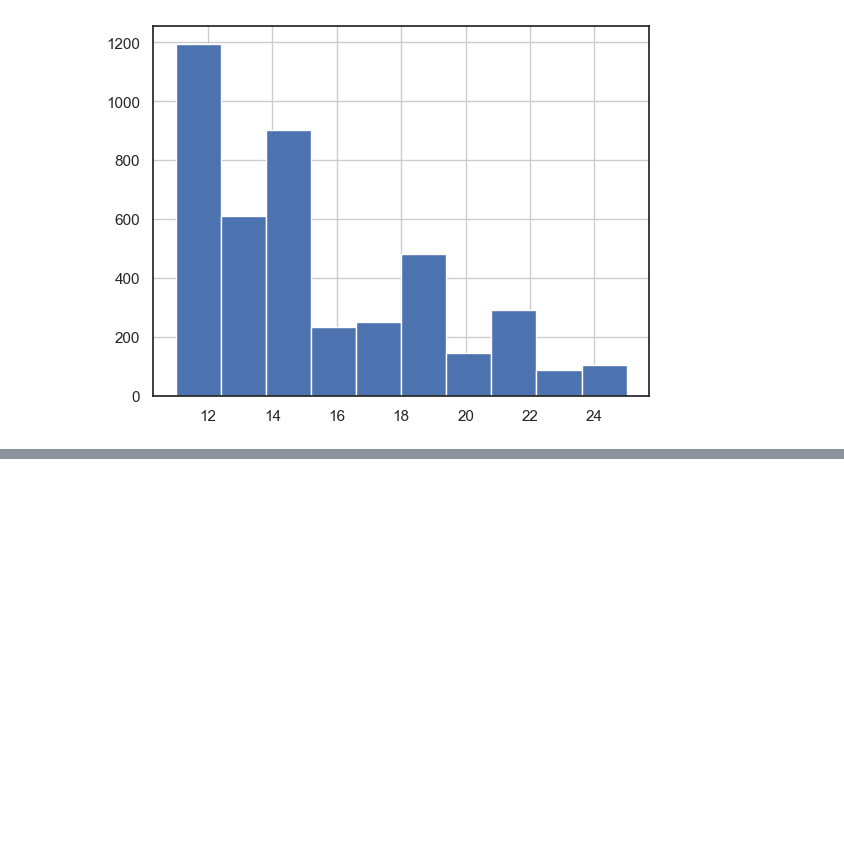
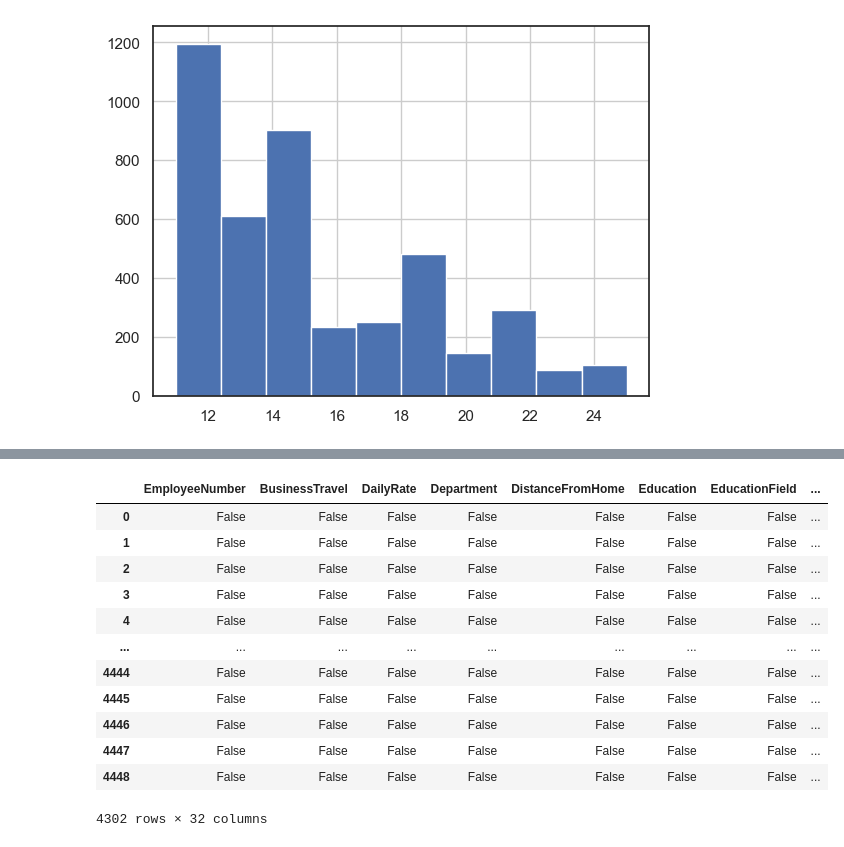
Before and after one commit to ARPDATA11/Klasyfikacja, a Jupyter notebook: Projekt.ipynb, the cells around one changed output, grey strips where cells are left out. Cells and saved outputs as stored; diff of their text form; code cells hidden in the pictures; blank space fills up the shorter version.

```diff
--- a/Projekt.ipynb
+++ b/Projekt.ipynb
@@ -568,0 +694,22 @@ train_df['PercentSalaryHike'].hist()
+# %%
+numbers_for_test = pd.read_csv('test_target.csv')
+
+y_train = data_for_model.pop('Attrition')
+X_train = data_for_model
+y_test = numbers_for_test['Attrition']
+# %%
+X_train.isnull()
+# %% [output]
+|  | EmployeeNumber | BusinessTravel | DailyRate | Department | DistanceFromHome | Education | EducationField | ... |
+| 0 | False | False | False | False | False | False | False | ... |
+| 1 | False | False | False | False | False | False | False | ... |
+| 2 | False | False | False | False | False | False | False | ... |
+| 3 | False | False | False | False | False | False | False | ... |
+| 4 | False | False | False | False | False | False | False | ... |
+| ... | ... | ... | ... | ... | ... | ... | ... | ... |
+| 4444 | False | False | False | False | False | False | False | ... |
+| 4445 | False | False | False | False | False | False | False | ... |
+| 4446 | False | False | False | False | False | False | False | ... |
+| 4447 | False | False | False | False | False | False | False | ... |
+| 4448 | False | False | False | False | False | False | False | ... |
+4302 rows × 32 columns
```
Also changed, not shown: parts of 17 cells of this notebook.
